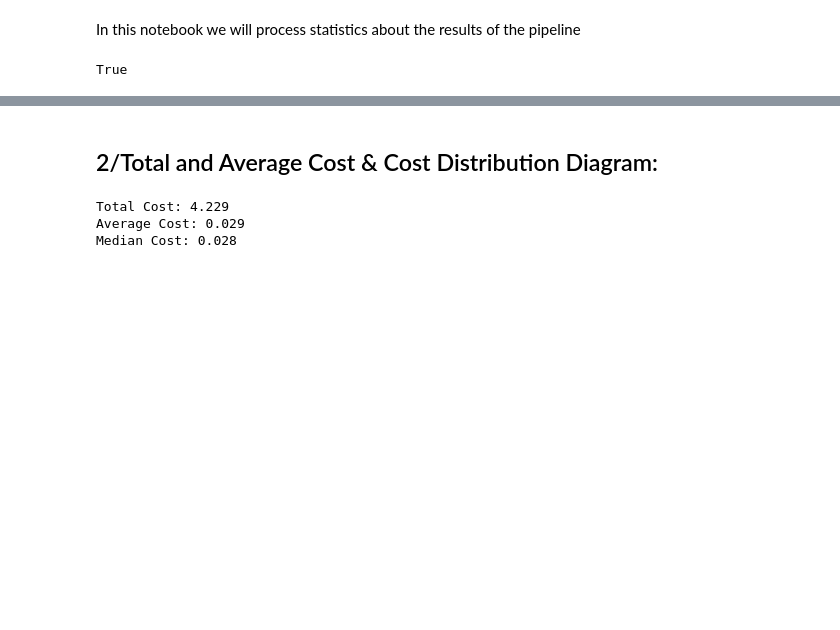
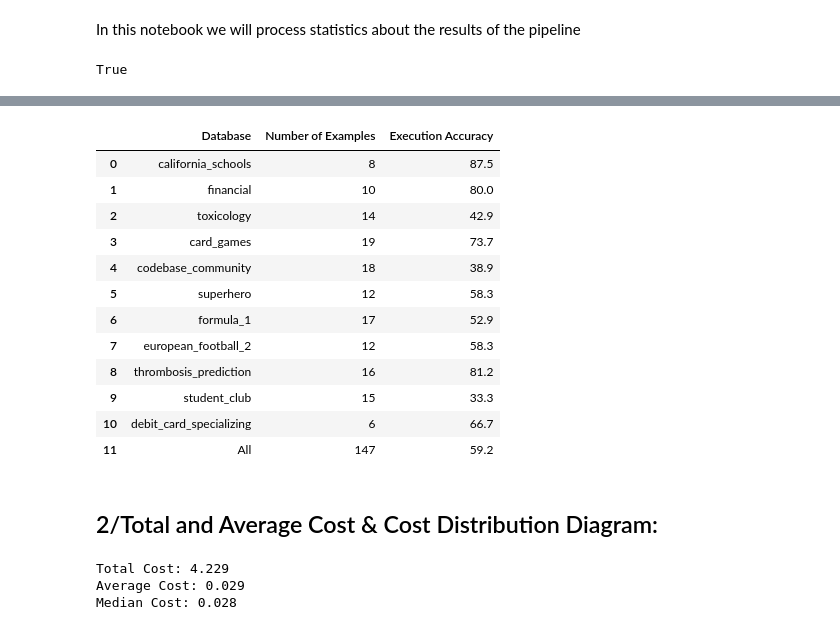
Before and after one commit to ConvergenceAI/CHESS_internship, a Jupyter notebook: notebooks/statistics.ipynb, the cells around one changed output, grey strips where cells are left out. Drawn from its saved outputs; the diff is of its cells as text; code cells hidden in the pictures; blank space fills up the shorter version.

```diff
--- a/notebooks/statistics.ipynb
+++ b/notebooks/statistics.ipynb
@@ -90,3 +91,77 @@ df
+# %%
+from collections import defaultdict
+import os
+import json
+import pandas as pd
+
+# Initialize data structure to hold results
+accuracy_results = defaultdict(lambda: {'total': 0, 'correct': 0})
+
+# Iterate over all JSON files in the directory
+index = 0
+for json_file in os.listdir(res_path):
+    if json_file.endswith('.json'):
+        # Load the JSON data
+        with open(os.path.join(res_path, json_file), 'r') as f:
+            data = json.load(f)
+
+        # Get the database name
+        db_name = sds[index]["db_id"]
+
+        # Get the execution result
+        exec_res = data["evaluation"]["revision"]["exec_res"]
+
+        # Count the total number of tasks for this database
+        accuracy_results[db_name]['total'] += 1
+
+        # Check if the execution result is correct
+        if exec_res == 1:
+            accuracy_results[db_name]['correct'] += 1
+    index += 1
+
+# Prepare lists for each category to fill the table
+database_names = list(accuracy_results.keys()) + ['All']
+total_examples = []
+accuracies = []
+
+# Calculate accuracy for each database
+for db_name in database_names[:-1]:  # Skip 'All' for now
+    total = accuracy_results[db_name]['total']
+    correct = accuracy_results[db_name]['correct']
+    accuracy = correct / total if total > 0 else 0
+    total_examples.append(total)
+    accuracies.append(accuracy)
+
+# Calculate for 'All databases'
+total_all = sum(total_examples)
+correct_all = sum(accuracy_results[db_name]['correct'] for db_name in database_names[:-1])
+accuracy_all = correct_all / total_all if total_all > 0 else 0
+total_examples.append(total_all)
+accuracies.append(accuracy_all)
+
+# Create the DataFrame for the table
+df = pd.DataFrame({
+    'Database': database_names,
+    'Number of Examples': total_examples,
+    'Execution Accuracy': [round(acc, 3) * 100 for acc in accuracies]  # Round to 3 decimal places for display
+})
+
+# Display the table
+df
+# %% [output]
+|  | Database | Number of Examples | Execution Accuracy |
+| 0 | california_schools | 8 | 87.5 |
+| 1 | financial | 10 | 80.0 |
+| 2 | toxicology | 14 | 42.9 |
+| 3 | card_games | 19 | 73.7 |
+| 4 | codebase_community | 18 | 38.9 |
+| 5 | superhero | 12 | 58.3 |
+| 6 | formula_1 | 17 | 52.9 |
+| 7 | european_football_2 | 12 | 58.3 |
+| 8 | thrombosis_prediction | 16 | 81.2 |
+| 9 | student_club | 15 | 33.3 |
+| 10 | debit_card_specializing | 6 | 66.7 |
+| 11 | All | 147 | 59.2 |
 # %% [markdown]
 ## 2/Total and Average Cost & Cost Distribution Diagram:
 # %%
```
Also changed, not shown: parts of 3 cells of this notebook, 3 other files.
